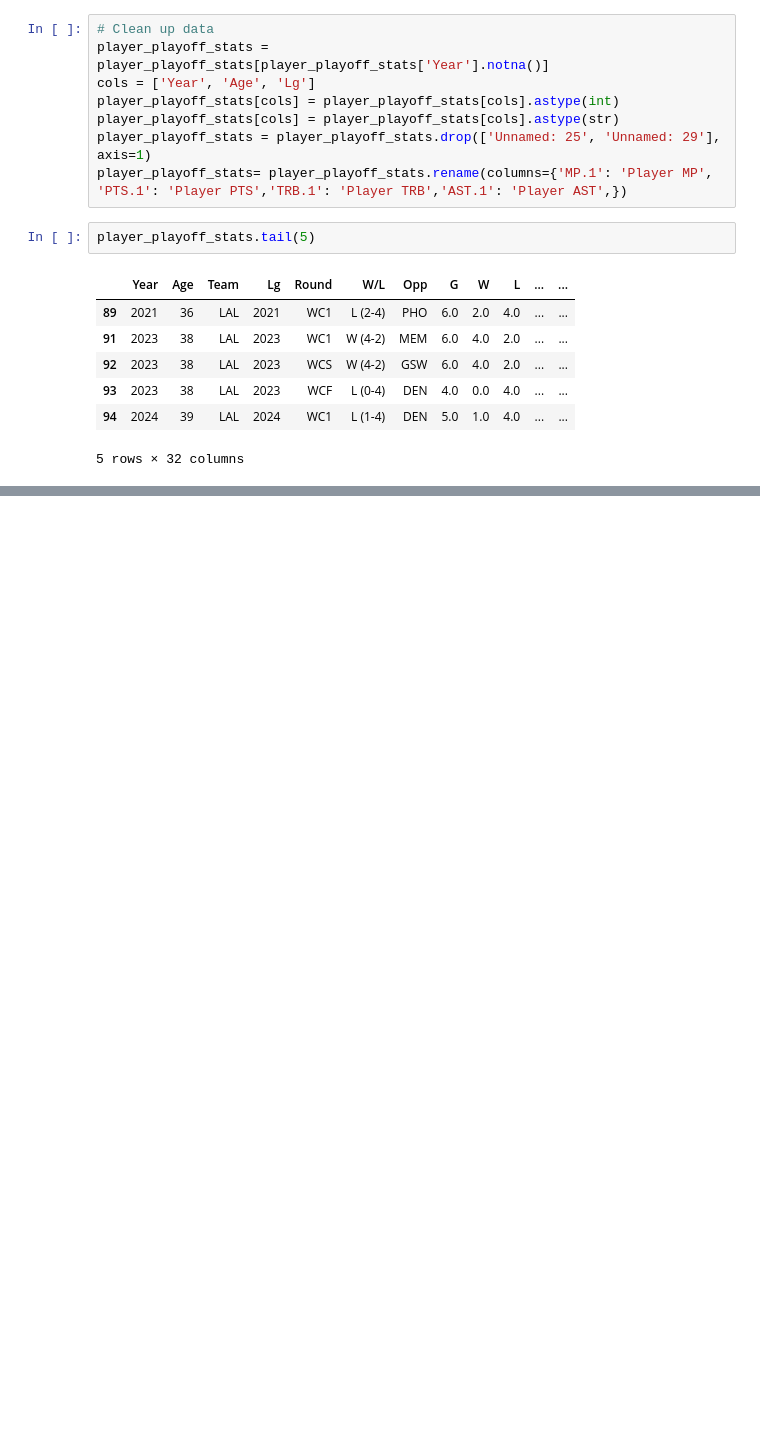
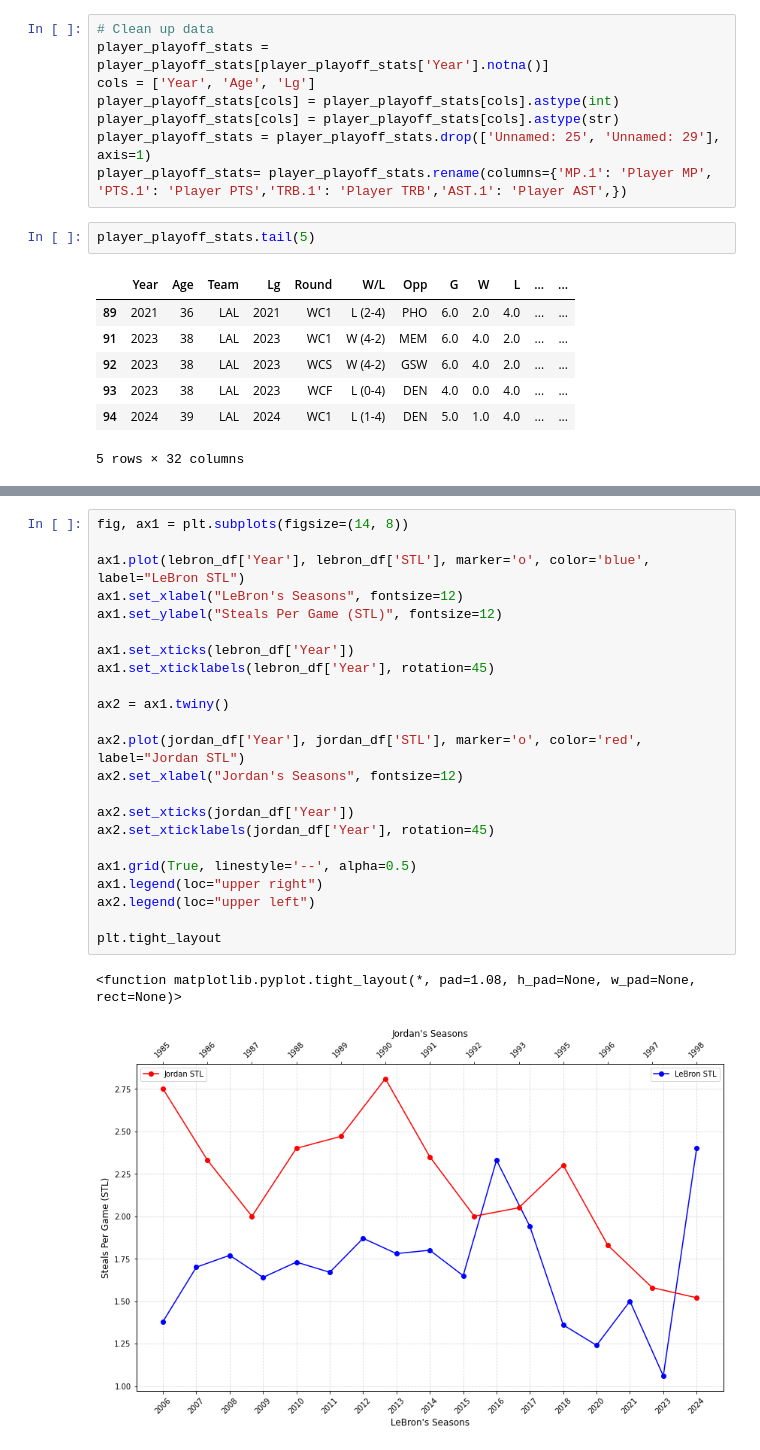
Before and after one commit to gohsoonhao/therealGOAT, a Jupyter notebook: 3a_playoff_stats.ipynb, the cells around one changed output, grey strips where cells are left out. Cells and saved outputs as stored; diff of their text form; blank space fills up the shorter version.

```diff
--- a/3a_playoff_stats.ipynb
+++ b/3a_playoff_stats.ipynb
@@ -121,0 +136,26 @@ plt.show()
+# %%
+fig, ax1 = plt.subplots(figsize=(14, 8))
+
+ax1.plot(lebron_df['Year'], lebron_df['STL'], marker='o', color='blue', label="LeBron STL")
+ax1.set_xlabel("LeBron's Seasons", fontsize=12)
+ax1.set_ylabel("Steals Per Game (STL)", fontsize=12)
+
+ax1.set_xticks(lebron_df['Year'])
+ax1.set_xticklabels(lebron_df['Year'], rotation=45)
+
+ax2 = ax1.twiny()
+
+ax2.plot(jordan_df['Year'], jordan_df['STL'], marker='o', color='red', label="Jordan STL")
+ax2.set_xlabel("Jordan's Seasons", fontsize=12)
+
+ax2.set_xticks(jordan_df['Year'])
+ax2.set_xticklabels(jordan_df['Year'], rotation=45)
+
+ax1.grid(True, linestyle='--', alpha=0.5)
+ax1.legend(loc="upper right")
+ax2.legend(loc="upper left")
+
+plt.tight_layout
+# %% [output]
+<function matplotlib.pyplot.tight_layout(*, pad=1.08, h_pad=None, w_pad=None, rect=None)>
+[figure, added]
```
Also changed, not shown: parts of 14 cells of this notebook, 1 other file.
